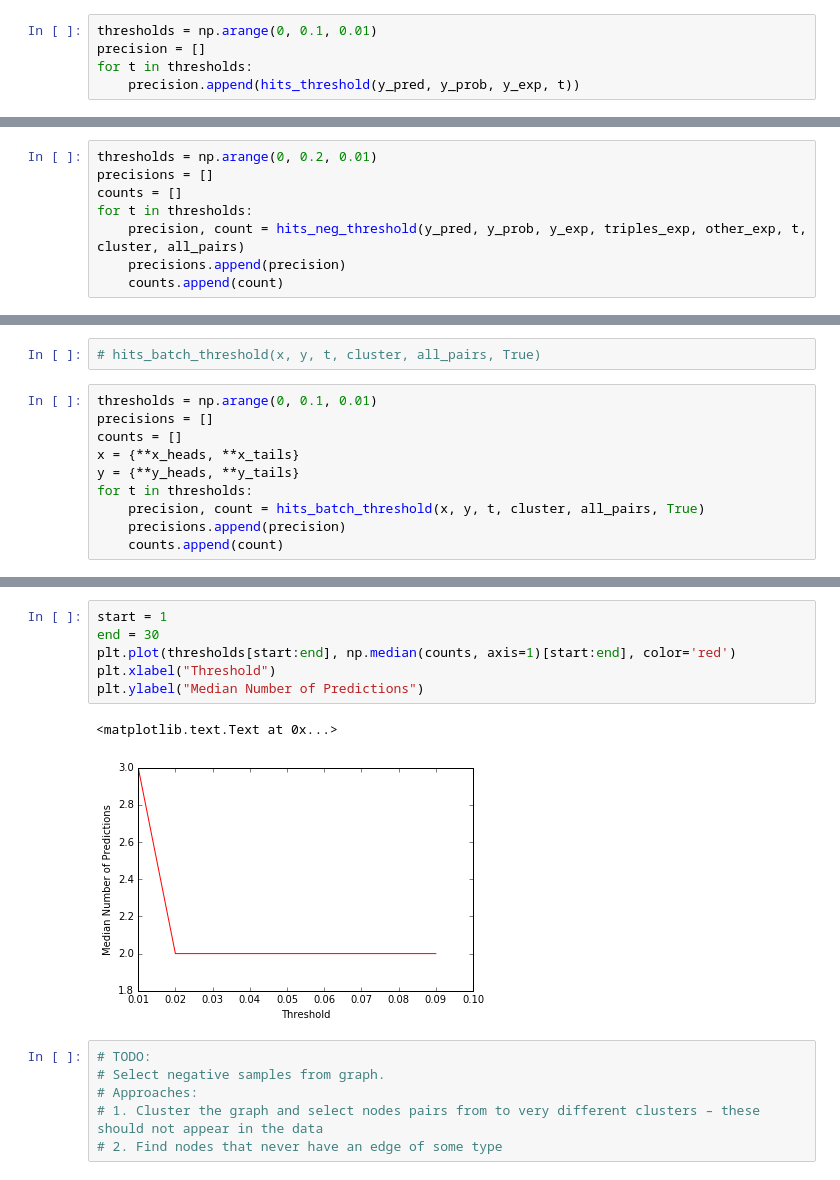
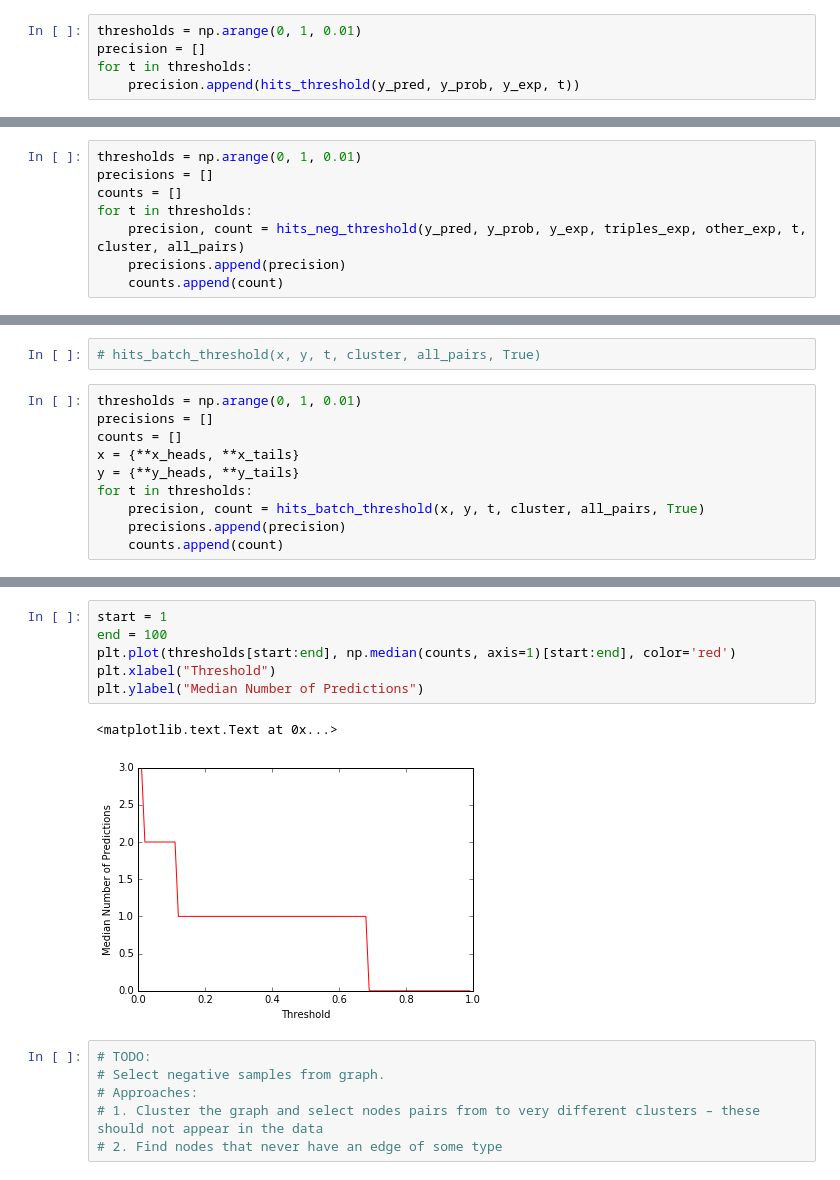
Before and after one commit to GittiHab/kb-completion, a Jupyter notebook: pl-1.0-threshold-optimization.ipynb, the cells around one changed output, grey strips where cells are left out. Cells and saved outputs as stored; diff of their text form.

```diff
--- a/pl-1.0-threshold-optimization.ipynb
+++ b/pl-1.0-threshold-optimization.ipynb
@@ -134,7 +134,7 @@ def hits_threshold(predicted, probabilities, expected, threshold, verbose = 1):
         print(np.unique(hits, return_counts=True))
     return np.mean(hits)
 # %%
-thresholds = np.arange(0, 0.1, 0.01)
+thresholds = np.arange(0, 1, 0.01)
 precision = []
 for t in thresholds:
     precision.append(hits_threshold(y_pred, y_prob, y_exp, t))
@@ -200,7 +207,7 @@ def hits_neg_threshold(predicted, probabilities, expected, expected_triples, oth
 
     return np.mean(hits), counts
 # %%
-thresholds = np.arange(0, 0.2, 0.01)
+thresholds = np.arange(0, 1, 0.01)
 precisions = []
 counts = []
 for t in thresholds:
@@ -333,7 +337,7 @@ def hits_batch_threshold(x, y, threshold, cluster, all_pairs, verbose=True, n=30
 # %%
 # hits_batch_threshold(x, y, t, cluster, all_pairs, True)
 # %%
-thresholds = np.arange(0, 0.1, 0.01)
+thresholds = np.arange(0, 1, 0.01)
 precisions = []
 counts = []
 x = {**x_heads, **x_tails}
@@ -363,12 +374,12 @@ plt.ylabel("Precision")
 # %%
 start = 1
-end = 30
+end = 100
 plt.plot(thresholds[start:end], np.median(counts, axis=1)[start:end], color='red')
 plt.xlabel("Threshold")
 plt.ylabel("Median Number of Predictions")
 # %% [output]
 <matplotlib.text.Text at 0x...>
-[figure, old version]
+[figure, new version]
 # %%
 # TODO:
 # Select negative samples from graph.
```
Also changed, not shown: parts of 12 cells of this notebook.
